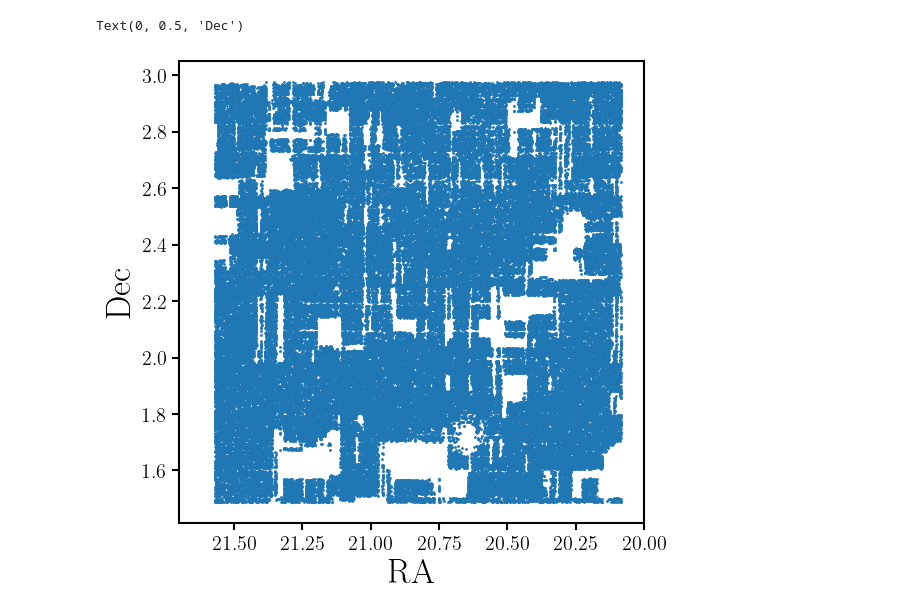
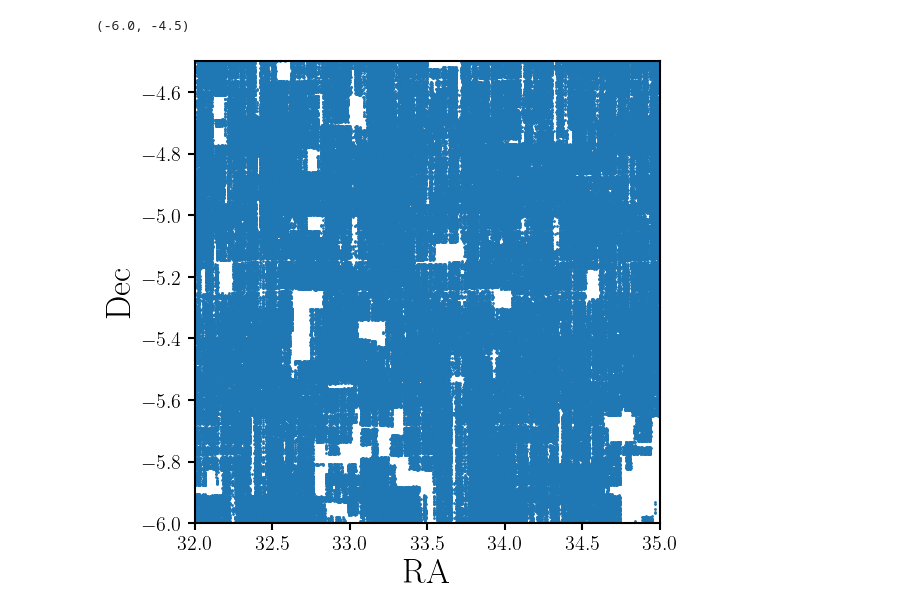
Before and after one commit to pfs-cosmo/pfstarget, a Jupyter notebook: bin/hsc/nb/hsc.ipynb, the cells around one changed output. Cells and saved outputs as stored; diff of their text form; code cells hidden in the pictures.

```diff
--- a/bin/hsc/nb/hsc.ipynb
+++ b/bin/hsc/nb/hsc.ipynb
@@ -23,12 +24,13 @@ tract = Table.read('count.fits')
 # %%
 fig = plt.figure(figsize=(6, 6))
 sub = fig.add_subplot(111)
 sub.scatter(tract['ra'], tract['dec'], s=1)
 sub.set_xlabel('RA', fontsize=25)
-sub.set_xlim(21.7, 20)
+sub.set_xlim(32, 35)
 sub.set_ylabel('Dec', fontsize=25)
+sub.set_ylim(-6, -4.5)
 # %% [output]
-Text(0, 0.5, 'Dec')
+(-6.0, -4.5)
-[figure, old version]
+[figure, new version]
 # %%
 hsc = Cuts._prepare_hsc(tract,  dust_extinction='sfd98')
```
Also changed, not shown: parts of 6 cells of this notebook, 1 other file.
